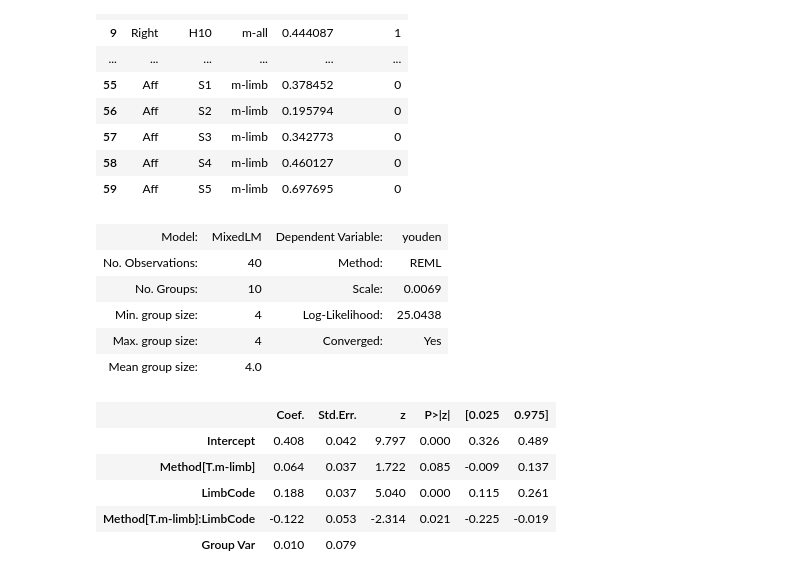
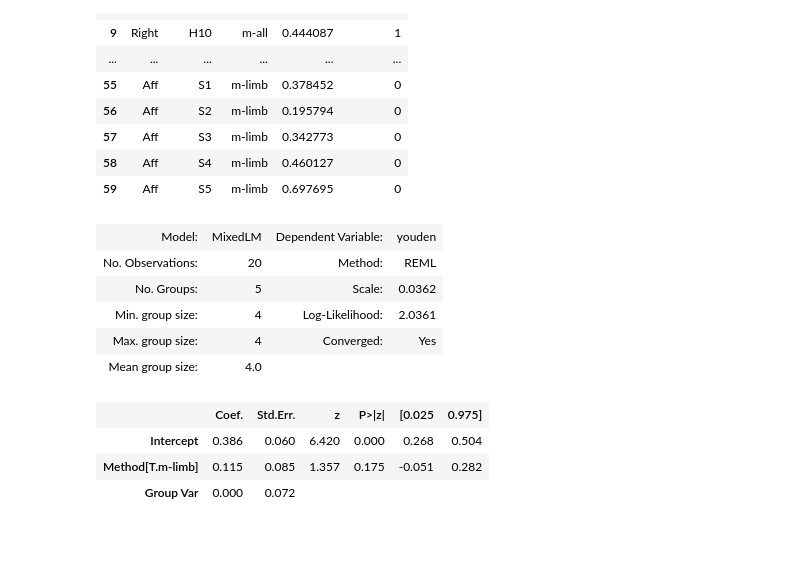
Before and after one commit to siva82kb/gmac, a Jupyter notebook: notebooks/06-paper_plots_R1.ipynb, the cells around one changed output. Saved outputs shown, nothing was run; the diff lists cells and outputs as text; code cells hidden in the pictures; blank space fills up the shorter version.

```diff
--- a/notebooks/06-paper_plots_R1.ipynb
+++ b/notebooks/06-paper_plots_R1.ipynb
@@ -1876,25 +1679,23 @@ gmac_compare
 # %%
 # Healthy index
 # Index of all subj column values which have a 'H' at the start.
-subjsh = list(_s for _s in set(gmac_compare.Subject) if "H" in _s)
+subjsh = list(_s for _s in set(gmac_compare.Subject) if "S" in _s)
 # Get the logical index variable for the subj column that are in subjsh
 subj_inx = gmac_compare["Subject"] == subjsh[0]
 for _s in subjsh[1:]:
     subj_inx = subj_inx | (gmac_compare["Subject"] == _s)
 # %%
 youdendf = gmac_compare.loc[subj_inx, ["Subject", "LimbCode", "Method", "youden"]].reset_index(drop=True)
-lme_youden = smf.mixedlm("youden ~ Method + LimbCode + Method * LimbCode", data=youdendf, groups=youdendf["Subject"])
+lme_youden = smf.mixedlm("youden ~ Method", data=youdendf, groups=youdendf["Subject"])
 lme_youden.fit(method='bfgs').summary()
 # %% [output]
 | Model: | MixedLM | Dependent Variable: | youden |
-| No. Observations: | 40 | Method: | REML |
-| No. Groups: | 10 | Scale: | 0.0069 |
-| Min. group size: | 4 | Log-Likelihood: | 25.0438 |
+| No. Observations: | 20 | Method: | REML |
+| No. Groups: | 5 | Scale: | 0.0362 |
+| Min. group size: | 4 | Log-Likelihood: | 2.0361 |
 | Max. group size: | 4 | Converged: | Yes |
 | Mean group size: | 4.0 |  |  |
 |  | Coef. | Std.Err. | z | P>|z| | [0.025 | 0.975] |
-| Intercept | 0.408 | 0.042 | 9.797 | 0.000 | 0.326 | 0.489 |
-| Method[T.m-limb] | 0.064 | 0.037 | 1.722 | 0.085 | -0.009 | 0.137 |
-| LimbCode | 0.188 | 0.037 | 5.040 | 0.000 | 0.115 | 0.261 |
-| Method[T.m-limb]:LimbCode | -0.122 | 0.053 | -2.314 | 0.021 | -0.225 | -0.019 |
-| Group Var | 0.010 | 0.079 |  |  |  |  |
+| Intercept | 0.386 | 0.060 | 6.420 | 0.000 | 0.268 | 0.504 |
+| Method[T.m-limb] | 0.115 | 0.085 | 1.357 | 0.175 | -0.051 | 0.282 |
+| Group Var | 0.000 | 0.072 |  |  |  |  |
```
Also changed, not shown: parts of 15 cells of this notebook, 1 other file.
